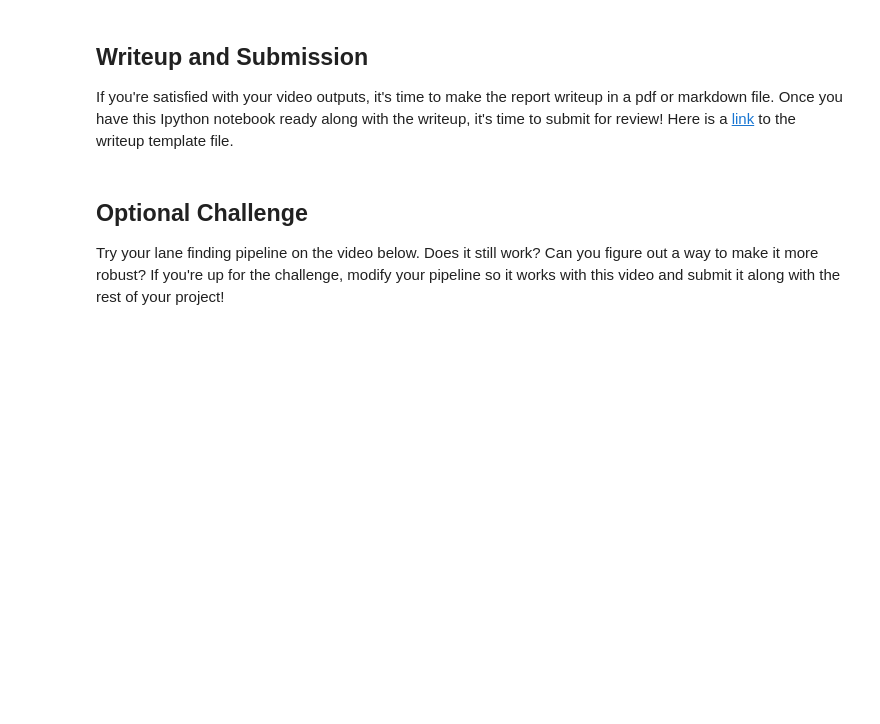
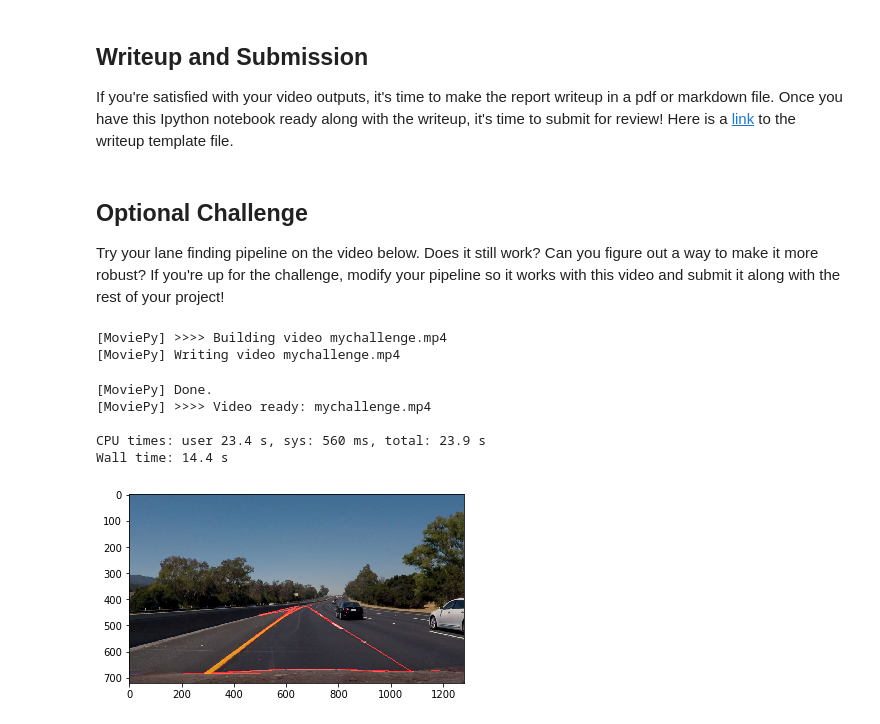
Before and after one commit to sameerppatil/CarND-Lane-Finding, a Jupyter notebook: P1.ipynb, the cells around one changed output. Cells and saved outputs as stored; diff of their text form; code cells hidden in the pictures; blank space fills up the shorter version.

```diff
--- a/P1.ipynb
+++ b/P1.ipynb
@@ -312,10 +334,19 @@ If you're satisfied with your video outputs, it's time to make the report writeu
 
 Try your lane finding pipeline on the video below.  Does it still work?  Can you figure out a way to make it more robust?  If you're up for the challenge, modify your pipeline so it works with this video and submit it along with the rest of your project!
 # %%
-challenge_output = 'test_videos_output/challenge.mp4'
+challenge_output = 'mychallenge.mp4'
 clip2 = VideoFileClip('test_videos/challenge.mp4')
 challenge_clip = clip2.fl_image(process_image)
 %time challenge_clip.write_videofile(challenge_output, audio=False)
+# %% [output]
+[MoviePy] >>>> Building video mychallenge.mp4
+[MoviePy] Writing video mychallenge.mp4
+[MoviePy] Done.
+[MoviePy] >>>> Video ready: mychallenge.mp4
+
+CPU times: user 23.4 s, sys: 560 ms, total: 23.9 s
+Wall time: 14.4 s
+[figure, added]
 # %%
 HTML("""
 <video width="960" height="540" controls>
```
Also changed, not shown: parts of 7 cells of this notebook.
